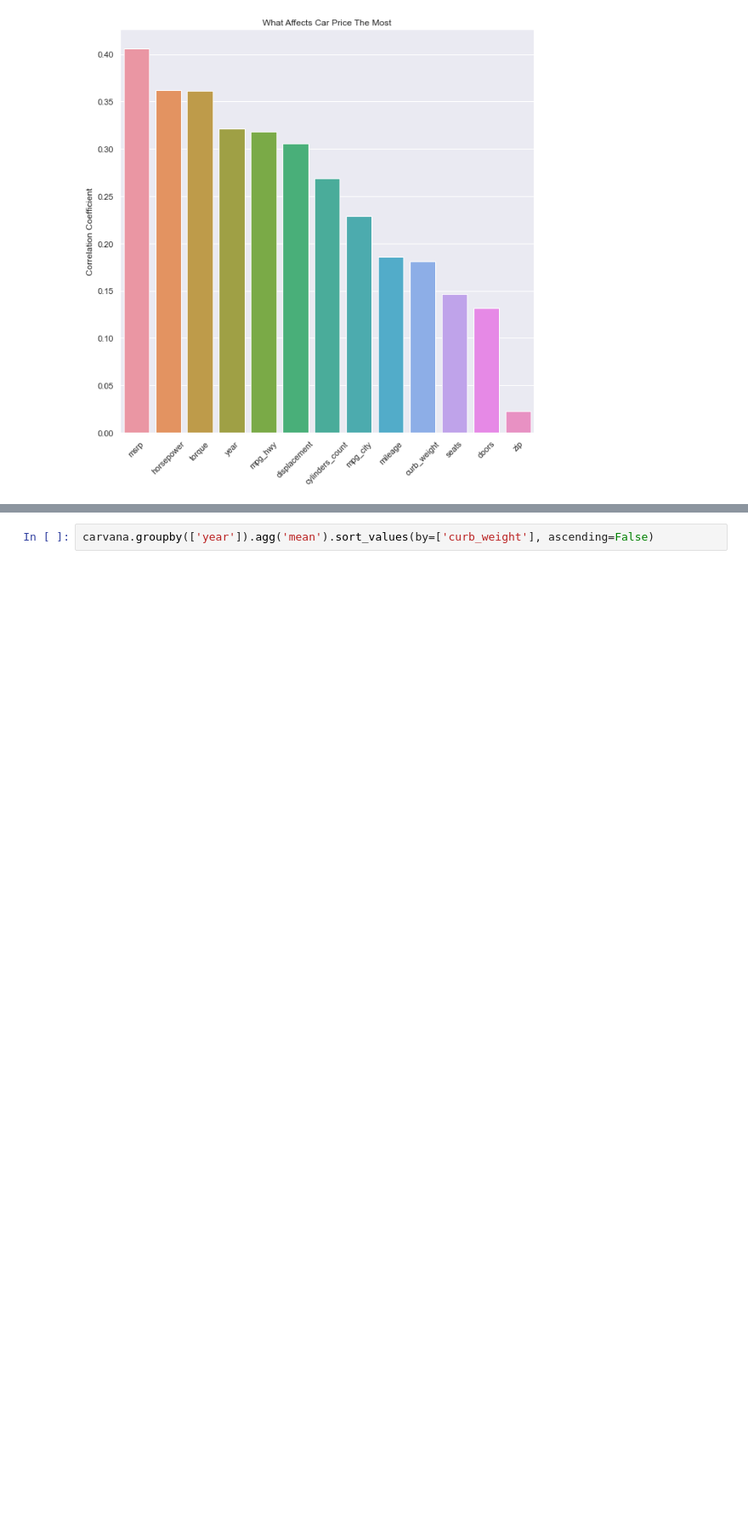
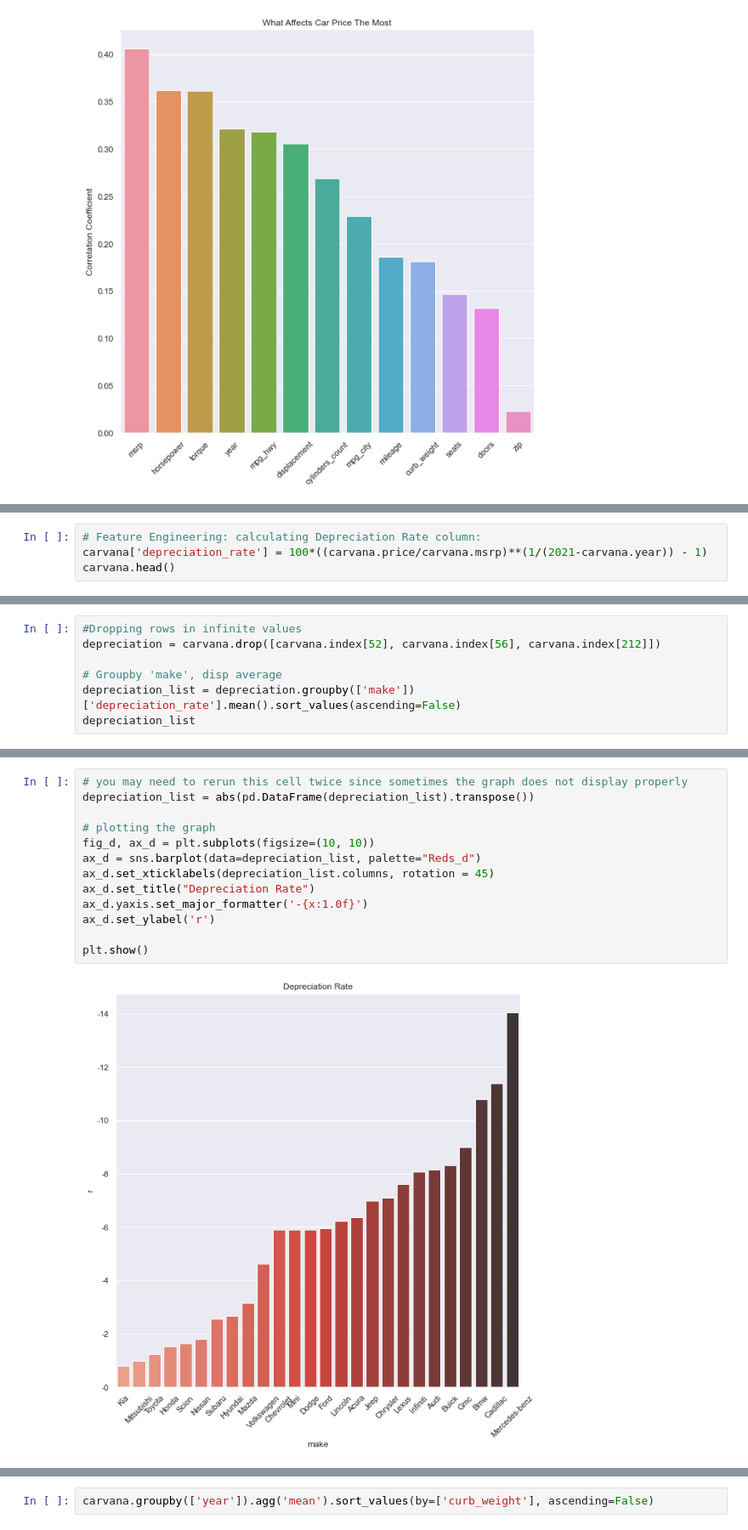
Before and after one commit to KilovoIt/Data-Science, a Jupyter notebook: Carvana Project/carvana_eda.ipynb, the cells around one changed output, grey strips where cells are left out. Shown at 85% size. Saved outputs shown, nothing was run; the diff lists cells and outputs as text; blank space fills up the shorter version.

Commit message:
added Depreciation Rate and Displacement analysis

```diff
--- a/Carvana Project/carvana_eda.ipynb
+++ b/Carvana Project/carvana_eda.ipynb
@@ -139,0 +158,4 @@ plt.show()
+# %%
+# Feature Engineering: calculating Depreciation Rate column:
+carvana['depreciation_rate'] = 100*((carvana.price/carvana.msrp)**(1/(2021-carvana.year)) - 1)
+carvana.head()
@@ -139,0 +188,7 @@ plt.show()
+# %%
+#Dropping rows in infinite values
+depreciation = carvana.drop([carvana.index[52], carvana.index[56], carvana.index[212]])
+
+# Groupby 'make', disp average
+depreciation_list = depreciation.groupby(['make'])['depreciation_rate'].mean().sort_values(ascending=False)
+depreciation_list
@@ -139,0 +213,15 @@ plt.show()
+# %%
+# you may need to rerun this cell twice since sometimes the graph does not display properly
+depreciation_list = abs(pd.DataFrame(depreciation_list).transpose())
+
+# plotting the graph
+fig_d, ax_d = plt.subplots(figsize=(10, 10))
+ax_d = sns.barplot(data=depreciation_list, palette="Reds_d")
+ax_d.set_xticklabels(depreciation_list.columns, rotation = 45)
+ax_d.set_title("Depreciation Rate")
+ax_d.yaxis.set_major_formatter('-{x:1.0f}')
+ax_d.set_ylabel('r')
+
+plt.show()
+# %% [output]
+[figure, added]
```
Also changed, not shown: parts of 31 cells of this notebook.
